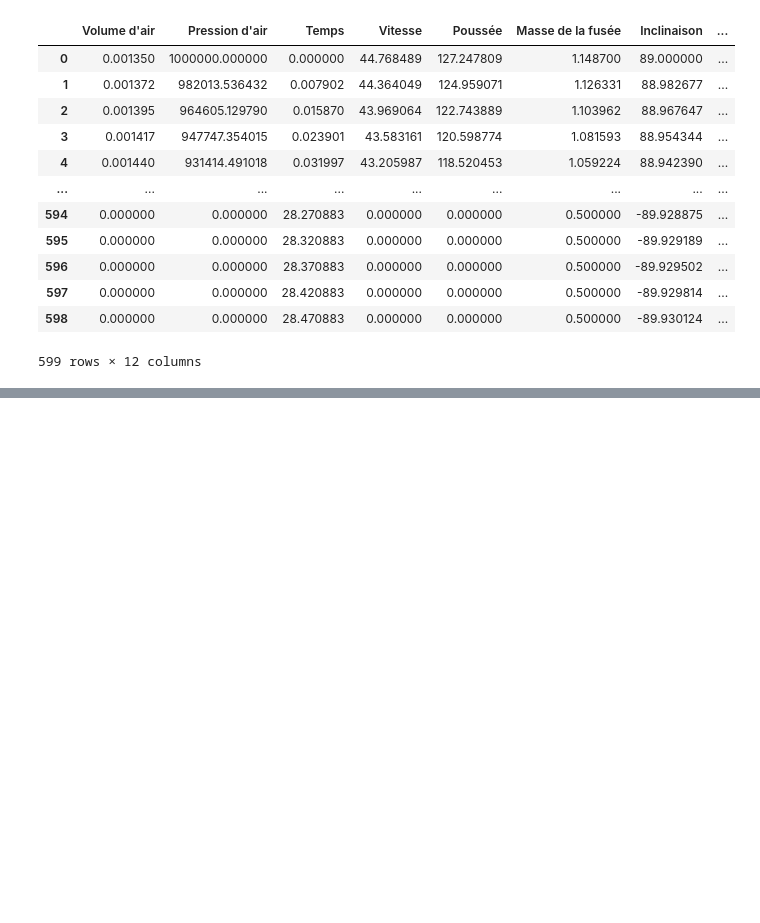
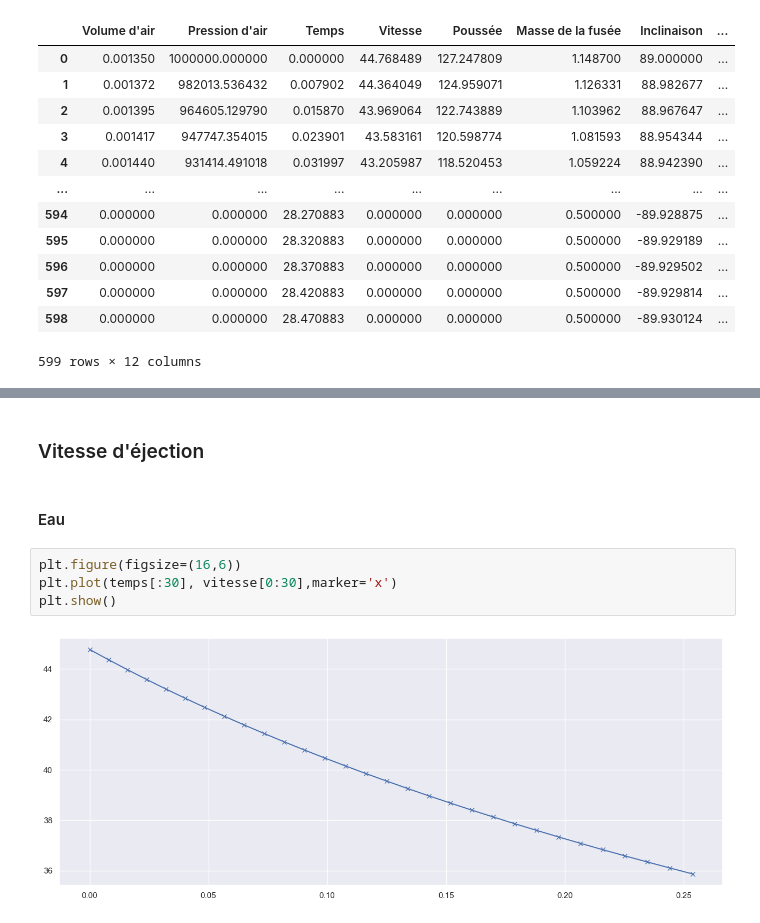
Before and after one commit to MohamedNennouche/Water-rocket-launch-simulator, a Jupyter notebook: draft_equations.ipynb, the cells around one changed output, grey strips where cells are left out. Saved outputs shown, nothing was run; the diff lists cells and outputs as text; blank space fills up the shorter version.

```diff
--- a/draft_equations.ipynb
+++ b/draft_equations.ipynb
@@ -246,0 +271,10 @@ tableau_complet
+# %% [markdown]
+### Vitesse d'éjection
+# %% [markdown]
+#### Eau
+# %%
+plt.figure(figsize=(16,6))
+plt.plot(temps[:30], vitesse[0:30],marker='x')
+plt.show()
+# %% [output]
+[figure, added]
```
Also changed, not shown: parts of 11 cells of this notebook, 1 other file.
